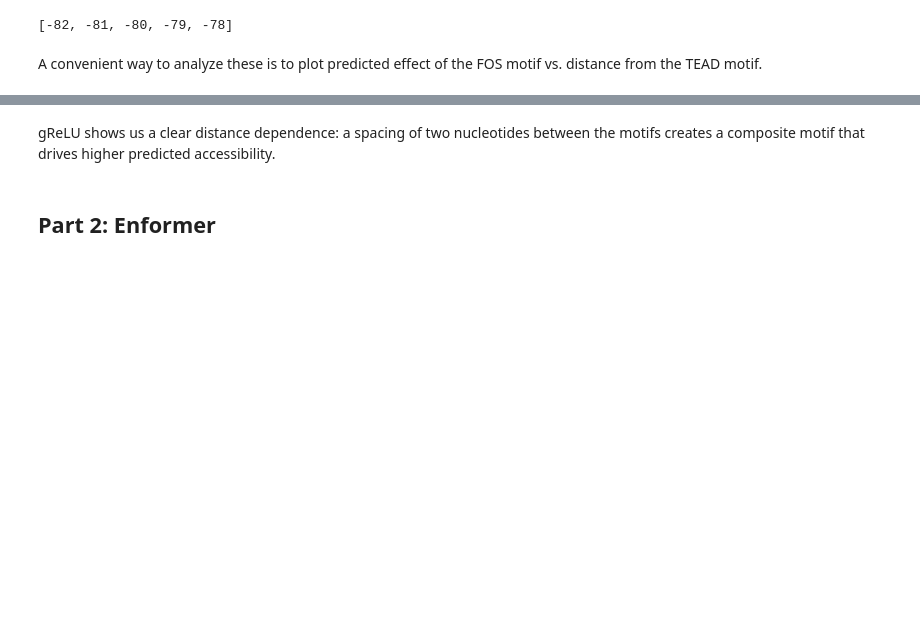
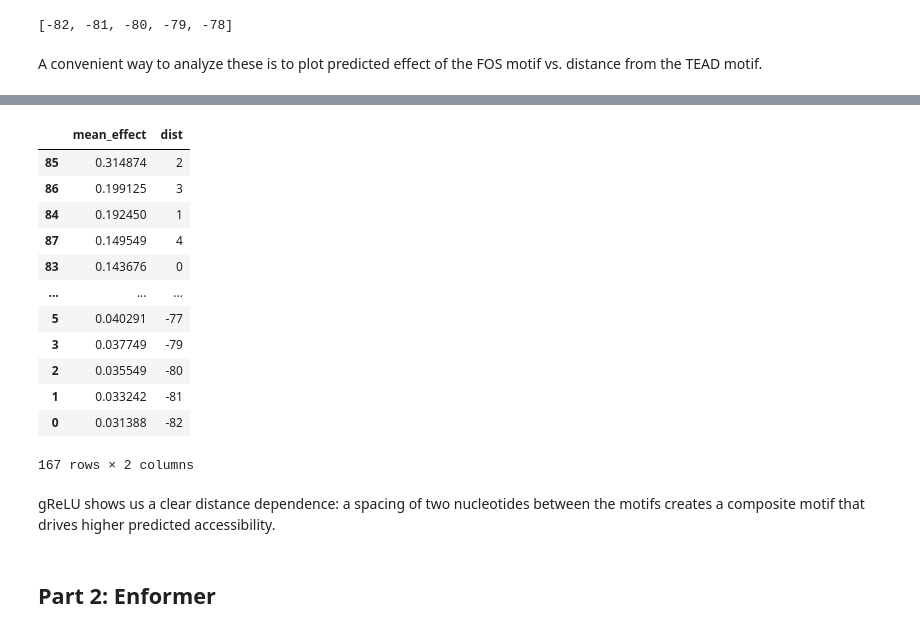
Before and after one commit to Genentech/gReLU, a Jupyter notebook: docs/tutorials/7_simulations.ipynb, the cells around one changed output, grey strips where cells are left out. Saved outputs shown, nothing was run; the diff lists cells and outputs as text; code cells hidden in the pictures; blank space fills up the shorter version.

```diff
--- a/docs/tutorials/7_simulations.ipynb
+++ b/docs/tutorials/7_simulations.ipynb
@@ -240,3 +239,19 @@ grelu.visualize.plot_pattern_spacing(
+# %%
+pd.DataFrame({'mean_effect':preds.mean(0), 'dist':distances}).sort_values('mean_effect', ascending=False)
+# %% [output]
+|  | mean_effect | dist |
+| 85 | 0.314874 | 2 |
+| 86 | 0.199125 | 3 |
+| 84 | 0.192450 | 1 |
+| 87 | 0.149549 | 4 |
+| 83 | 0.143676 | 0 |
+| ... | ... | ... |
+| 5 | 0.040291 | -77 |
+| 3 | 0.037749 | -79 |
+| 2 | 0.035549 | -80 |
+| 1 | 0.033242 | -81 |
+| 0 | 0.031388 | -82 |
+167 rows × 2 columns
 # %% [markdown]
 gReLU shows us a clear distance dependence: a spacing of two nucleotides between the motifs creates a composite motif that drives higher predicted accessibility.
 # %%
```
Also changed, not shown: parts of 29 cells of this notebook.
